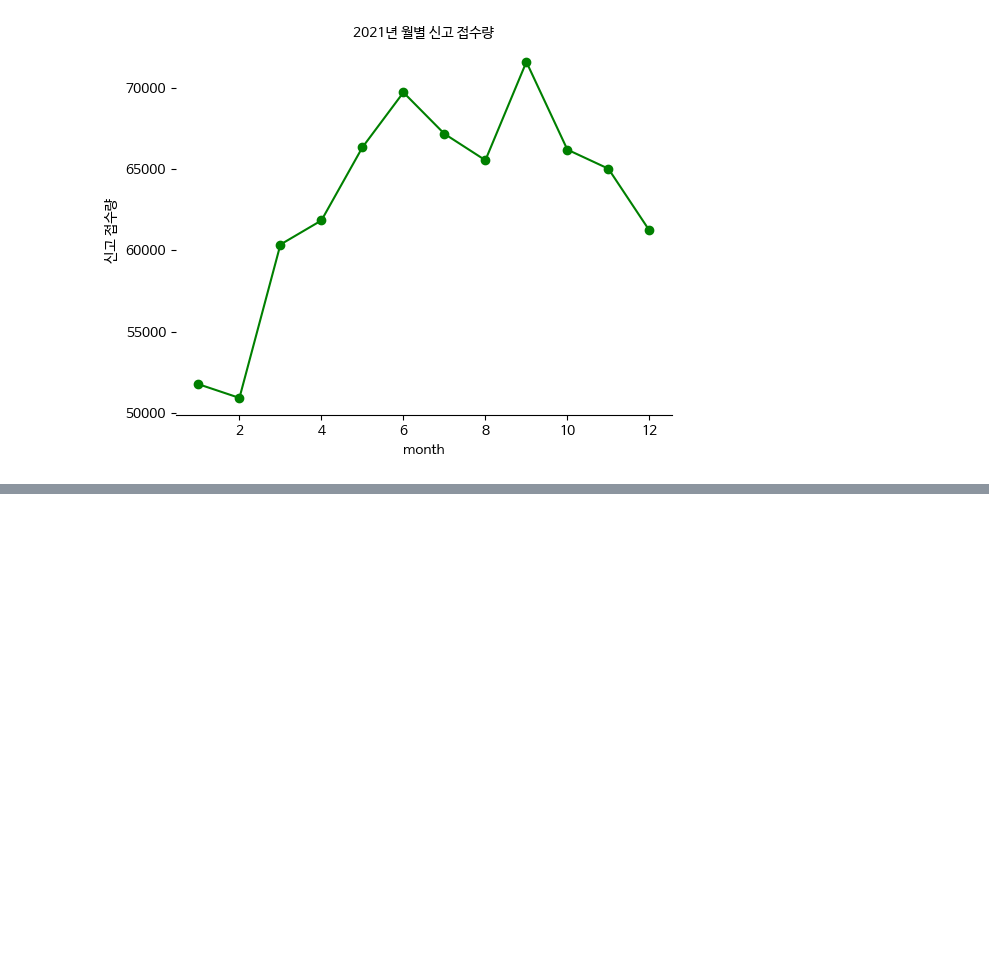
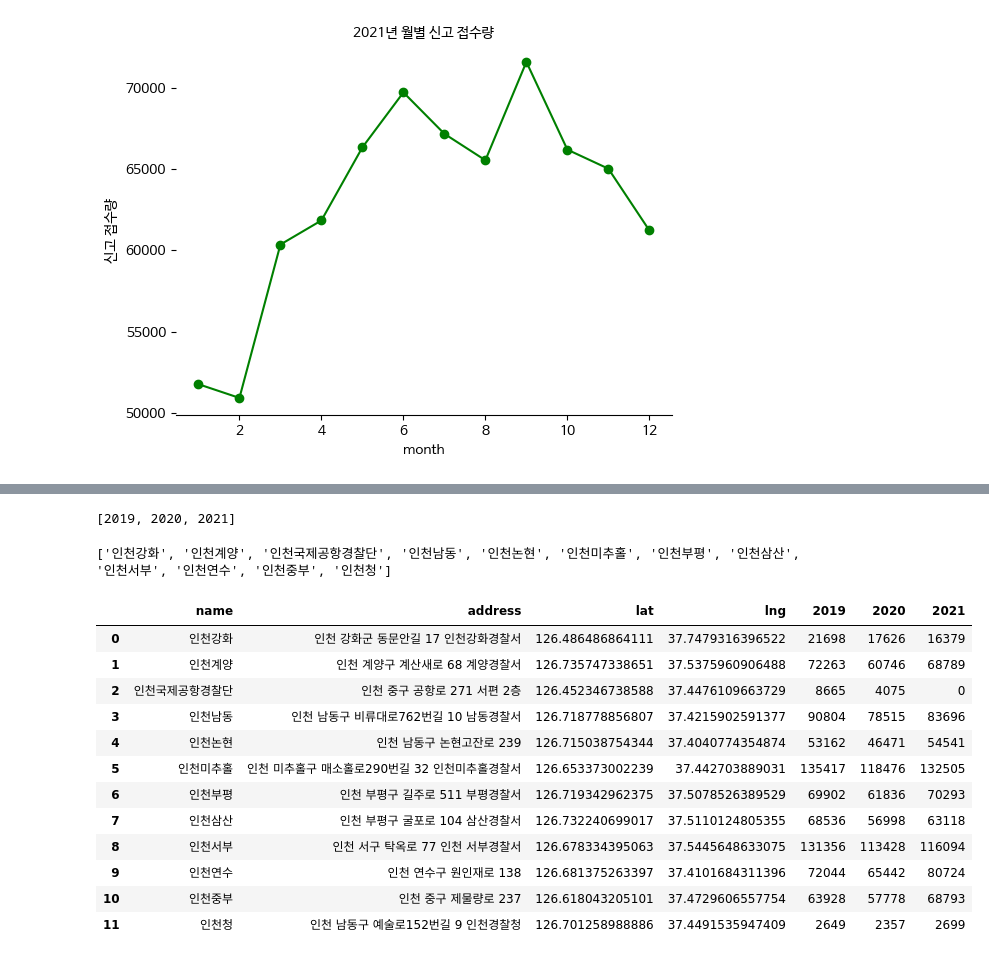
Before and after one commit to geun-hyoung/python-exploratory-data-analysis-police-data, a Jupyter notebook: Data_Clenaing&EDA.ipynb, the cells around one changed output, grey strips where cells are left out. Saved outputs shown, nothing was run; the diff lists cells and outputs as text; code cells hidden in the pictures; blank space fills up the shorter version.

```diff
--- a/Data_Clenaing&EDA.ipynb
+++ b/Data_Clenaing&EDA.ipynb
@@ -349,0 +368,32 @@ for j in range(3):
+# %%
+polices = list(df.PLCST_NM.unique())
+address = [
+    '인천 강화군 동문안길 17 인천강화경찰서',
+    '인천 계양구 계산새로 68 계양경찰서',
+    '인천 중구 공항로 271 서편 2층',
+    '인천 남동구 비류대로762번길 10 남동경찰서',
+    '인천 남동구 논현고잔로 239',
+    '인천 미추홀구 매소홀로290번길 32 인천미추홀경찰서',
+    '인천 부평구 길주로 511 부평경찰서',
+    '인천 부평구 굴포로 104 삼산경찰서',
+    '인천 서구 탁옥로 77 인천 서부경찰서',
+    '인천 연수구 원인재로 138',
+    '인천 중구 제물량로 237',
+    '인천 남동구 예술로152번길 9 인천경찰청'
+]
+
+map_df = pd.DataFrame({'name':polices, 'address':address})
+map_df
+
+import requests
+lat, lng = [], []
+for i, addr in enumerate(map_df['address']):
+    url = 'https://dapi.kakao.com/v2/local/search/address.json?query={}'.format(addr)
+    headers = {"Authorization": "KakaoAK 8a41302d9250e8cce2875611a5327245"}
+    result = requests.get(url, headers = headers).json()
+    lat.append(result["documents"][0]["x"])
+    lng.append(result["documents"][0]["y"])
+
+map_df['lat'] = lat
+map_df['lng'] = lng
+print(map_df)
@@ -349,0 +422,6 @@ for j in range(3):
+# %%
+idx = map_df[map_df['name'] == "인천국제공항경찰단"].index
+jdx = map_df[map_df['name'] == "인천청"].index
+map_df.drop(idx , inplace=True)
+map_df.drop(jdx , inplace=True)
+print(idx, jdx)
@@ -349,0 +444,29 @@ for j in range(3):
+# %%
+print(list(year))
+# %% [output]
+[2019, 2020, 2021]
+# %%
+print(polices)
+# %% [output]
+['인천강화', '인천계양', '인천국제공항경찰단', '인천남동', '인천논현', '인천미추홀', '인천부평', '인천삼산', '인천서부', '인천연수', '인천중부', '인천청']
+# %%
+for i in range(3):
+  year_df = div_year[i]
+  new_year = year[i]
+  map_df[new_year] = [year_df[year_df['PLCST_NM'] == x]['RPRT_CASCNT_WHOL'].sum() for x in polices]
+
+map_df
+# %% [output]
+|  | name | address | lat | lng | 2019 | 2020 | 2021 |
+| 0 | 인천강화 | 인천 강화군 동문안길 17 인천강화경찰서 | 126.486486864111 | 37.7479316396522 | 21698 | 17626 | 16379 |
+| 1 | 인천계양 | 인천 계양구 계산새로 68 계양경찰서 | 126.735747338651 | 37.5375960906488 | 72263 | 60746 | 68789 |
+| 2 | 인천국제공항경찰단 | 인천 중구 공항로 271 서편 2층 | 126.452346738588 | 37.4476109663729 | 8665 | 4075 | 0 |
+| 3 | 인천남동 | 인천 남동구 비류대로762번길 10 남동경찰서 | 126.718778856807 | 37.4215902591377 | 90804 | 78515 | 83696 |
+| 4 | 인천논현 | 인천 남동구 논현고잔로 239 | 126.715038754344 | 37.4040774354874 | 53162 | 46471 | 54541 |
+| 5 | 인천미추홀 | 인천 미추홀구 매소홀로290번길 32 인천미추홀경찰서 | 126.653373002239 | 37.442703889031 | 135417 | 118476 | 132505 |
+| 6 | 인천부평 | 인천 부평구 길주로 511 부평경찰서 | 126.719342962375 | 37.5078526389529 | 69902 | 61836 | 70293 |
+| 7 | 인천삼산 | 인천 부평구 굴포로 104 삼산경찰서 | 126.732240699017 | 37.5110124805355 | 68536 | 56998 | 63118 |
+| 8 | 인천서부 | 인천 서구 탁옥로 77 인천 서부경찰서 | 126.678334395063 | 37.5445648633075 | 131356 | 113428 | 116094 |
+| 9 | 인천연수 | 인천 연수구 원인재로 138 | 126.681375263397 | 37.4101684311396 | 72044 | 65442 | 80724 |
+| 10 | 인천중부 | 인천 중구 제물량로 237 | 126.618043205101 | 37.4729606557754 | 63928 | 57778 | 68793 |
+| 11 | 인천청 | 인천 남동구 예술로152번길 9 인천경찰청 | 126.701258988886 | 37.4491535947409 | 2649 | 2357 | 2699 |
```
Also changed, not shown: parts of 13 cells of this notebook.
